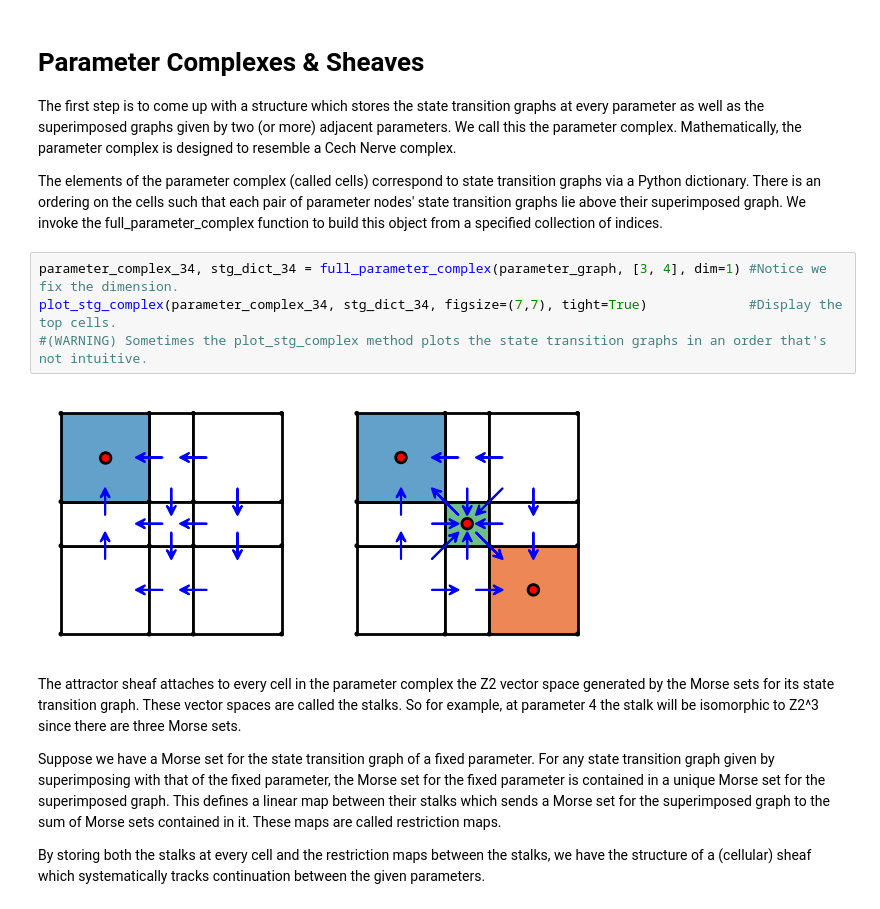
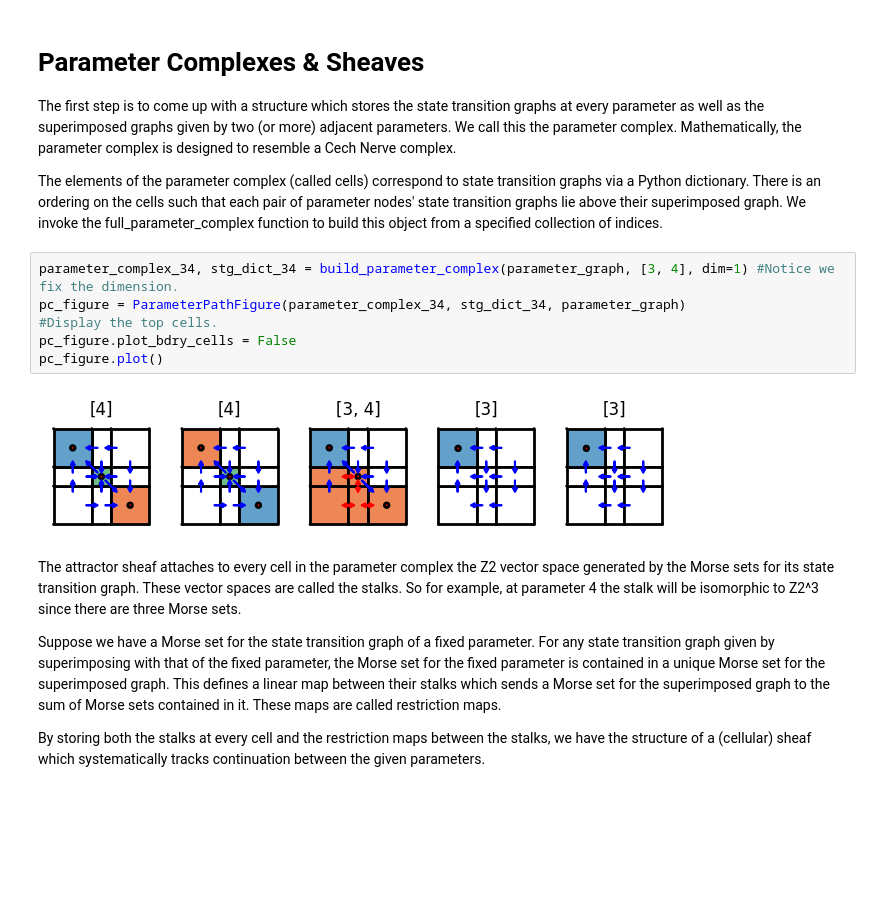
Before and after one commit to wkalies/DSGRN_sheaves, a Jupyter notebook: Tutorials/ToggleSwitchTutorial.ipynb, the cells around one changed output. Drawn from its saved outputs; the diff is of its cells as text; blank space fills up the shorter version.

```diff
--- a/Tutorials/ToggleSwitchTutorial.ipynb
+++ b/Tutorials/ToggleSwitchTutorial.ipynb
@@ -105,11 +105,12 @@ The first step is to come up with a structure which stores the state transition
 
 The elements of the parameter complex (called cells) correspond to state transition graphs via a Python dictionary. There is an ordering on the cells such that each pair of parameter nodes' state transition graphs lie above their superimposed graph. We invoke the full_parameter_complex function to build this object from a specified collection of indices.
 # %%
-parameter_complex_34, stg_dict_34 = full_parameter_complex(parameter_graph, [3, 4], dim=1) #Notice we fix the dimension.
-plot_stg_complex(parameter_complex_34, stg_dict_34, figsize=(7,7), tight=True)             #Display the top cells.
-#(WARNING) Sometimes the plot_stg_complex method plots the state transition graphs in an order that's not intuitive.
+parameter_complex_34, stg_dict_34 = build_parameter_complex(parameter_graph, [3, 4], dim=1) #Notice we fix the dimension.
+pc_figure = ParameterPathFigure(parameter_complex_34, stg_dict_34, parameter_graph)             #Display the top cells.
+pc_figure.plot_bdry_cells = False
+pc_figure.plot()
 # %% [output]
-[figure, old version]
+[figure, new version]
 # %% [markdown]
 The attractor sheaf attaches to every cell in the parameter complex the Z2 vector space generated by the Morse sets for its state transition graph. These vector spaces are called the stalks. So for example, at parameter 4 the stalk will be isomorphic to Z2^3 since there are three Morse sets.
 
```
Also changed, not shown: parts of 7 cells of this notebook, 2 other files.
